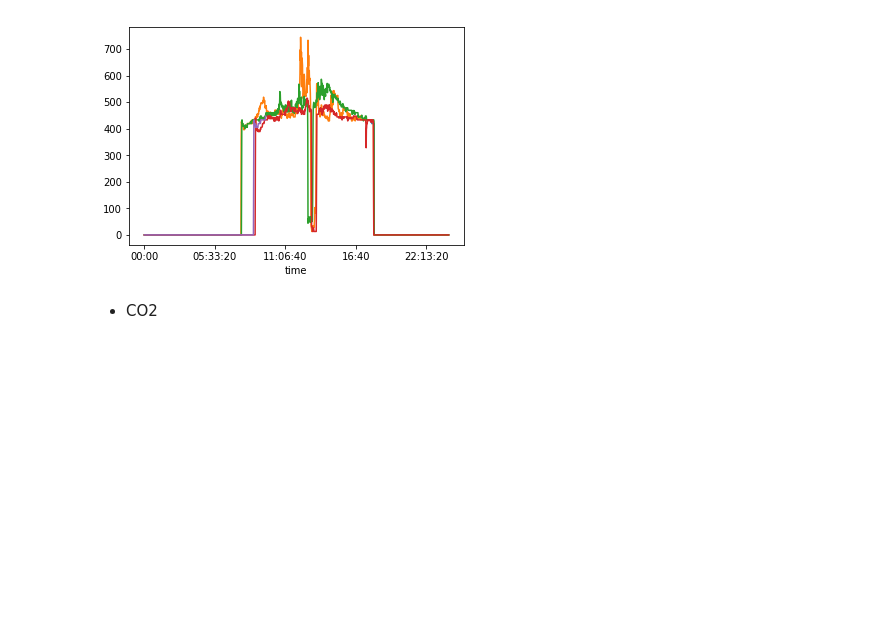
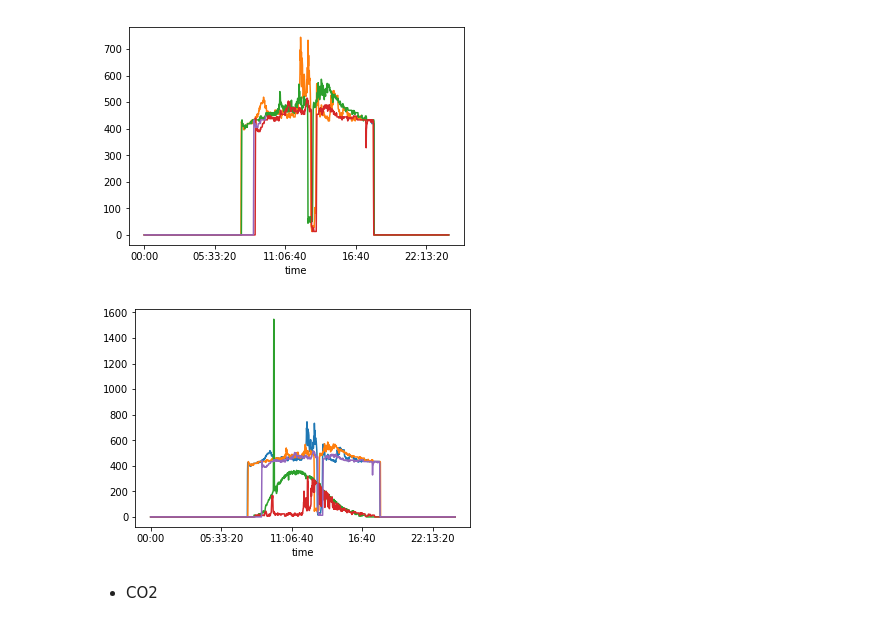
Before and after one commit to SOYNGPARK/naver-dsc, a Jupyter notebook: eda.ipynb, the cells around one changed output. Cells and saved outputs as stored; diff of their text form; code cells hidden in the pictures; blank space fills up the shorter version.

```diff
--- a/eda.ipynb
+++ b/eda.ipynb
@@ -305,6 +315,15 @@ graph('Light', 9)
 graph('Light', 10)
 # %% [output]
 [figure]
+# %%
+
+graph('Light', 5)
+graph('Light', 6)
+graph('Light', 7)
+graph('Light', 8)
+graph('Light', 9)
+# %% [output]
+[figure, added]
 # %% [markdown]
 * CO2
 # %%
```
Also changed, not shown: parts of 5 cells of this notebook, 1 other file.
